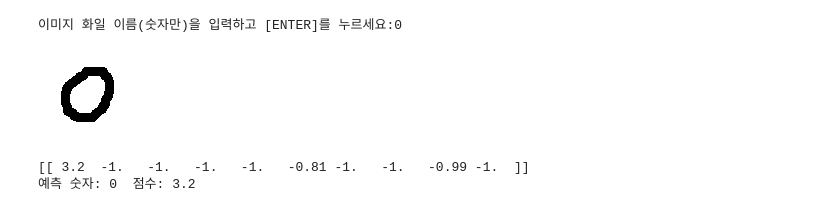
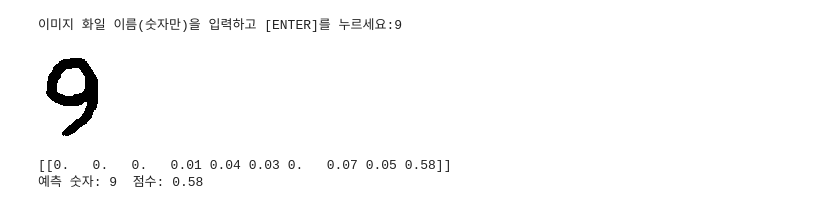
Before and after one commit to ArduinoPLUS/aicar, a Jupyter notebook: mnistPyN.ipynb, the cells around one changed output. Saved outputs shown, nothing was run; the diff lists cells and outputs as text; code cells hidden in the pictures.

```diff
--- a/mnistPyN.ipynb
+++ b/mnistPyN.ipynb
@@ -345,23 +350,24 @@ N_251124_18.png
 ... (10 outputs left out)
 # %%
+# --- 테스트 이미지로 결과 확인 ------------------------------------------------
+
 fileName = input('이미지 화일 이름(숫자만)을 입력하고 [ENTER]를 누르세요:')
 img = cv2.imread(fileName+'.png')                        # 테스트 이미지 읽기
 gray_image = cv2.cvtColor(img, cv2.COLOR_BGR2GRAY)       # 그레이 레벨로 변환
 cv2_imshow(gray_image)                                   # 테스트 이미지 디스프레이
 resized_image = cv2.resize(gray_image, (20, 20))         # 크기 조정(20 x 20)
 normalized_img = resized_image / 255.0                   # 정규화
 fimage = normalized_img.flatten().reshape(1, -1)         # (1, 400) 배치 형태
 P1 = Layer1.forward(fimage); P1 = ActFunc1.forward(P1)   # 순전파 (최적 W, B 사용)
 P2 = Layer2.forward(P1); P2 = ActFunc2.forward(P2)
 P3 = Layer3.forward(P2); P3 = ActFunc3.forward(P3)
-Ph = Layer4.forward(P3)
-predictions = ActFunc1.forward(Ph)
+P4 = Layer4.forward(P3); predictions = ActFunc4.forward(P4)
 rounded_predictions = np.round(predictions, 2)       # Round to 2 decimal places
 print(rounded_predictions)
 max_positions = np.argmax(predictions, axis=1)       # Find positions of maximum values along each row
 print("예측 숫자:", max_positions[0], " 점수:",rounded_predictions[0, max_positions[0]])
 # %% [output]
-이미지 화일 이름(숫자만)을 입력하고 [ENTER]를 누르세요:0
+이미지 화일 이름(숫자만)을 입력하고 [ENTER]를 누르세요:9
-[figure, old version]
+[figure, new version]
-[[ 3.2  -1.   -1.   -1.   -1.   -0.81 -1.   -1.   -0.99 -1.  ]]
-예측 숫자: 0  점수: 3.2
+[[0.   0.   0.   0.01 0.04 0.03 0.   0.07 0.05 0.58]]
+예측 숫자: 9  점수: 0.58
```
Also changed, not shown: parts of 2 cells of this notebook.
